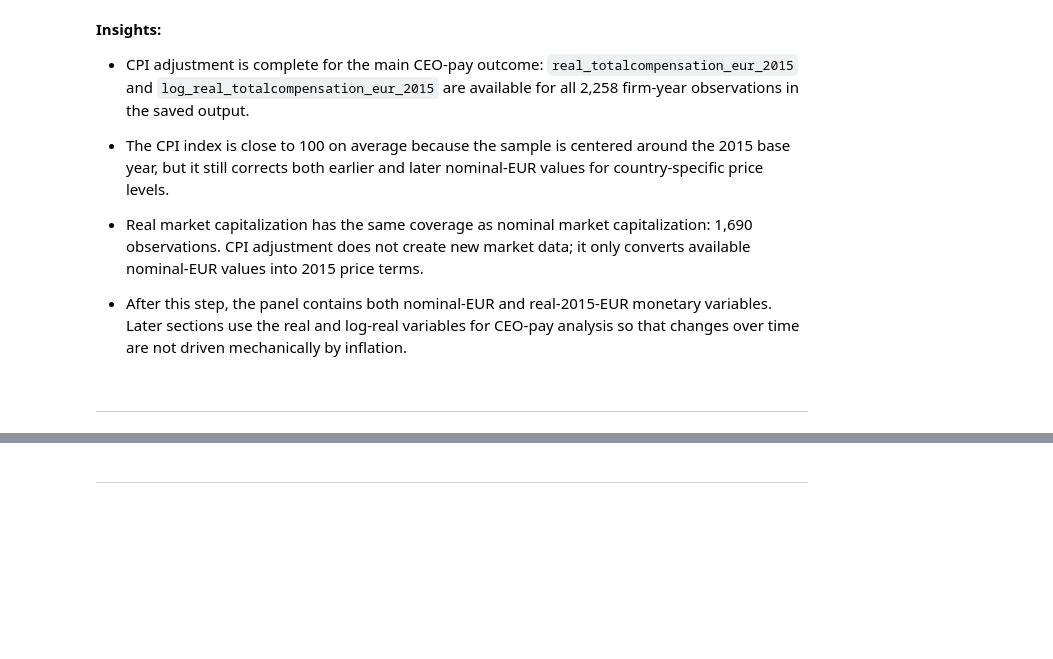
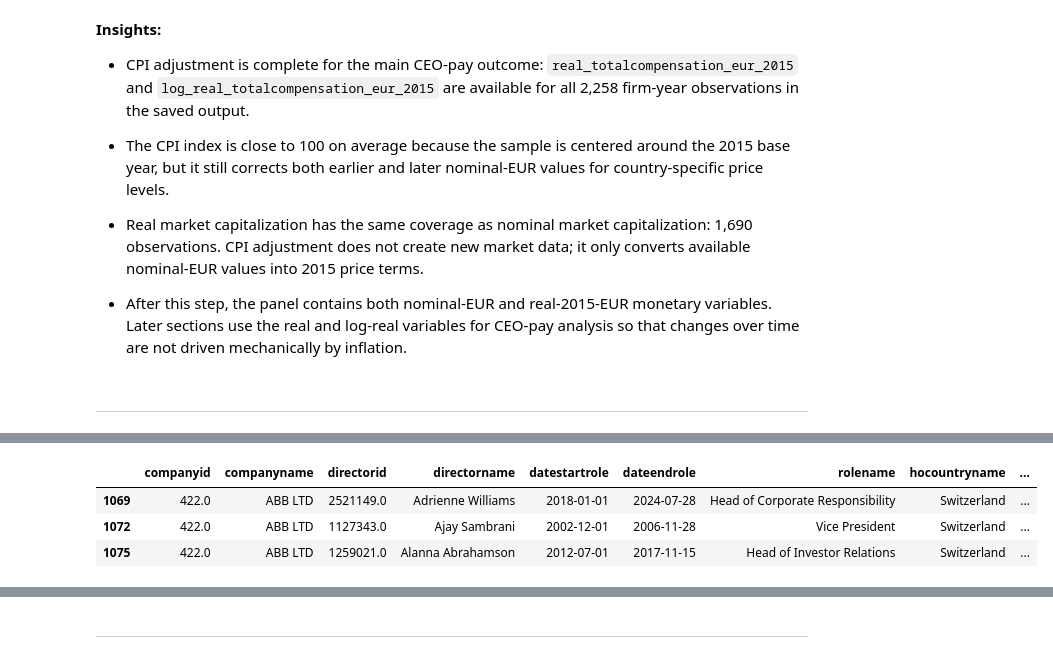
Before and after one commit to rizkyakbar-tud/DAI, a Jupyter notebook: mission/proposals_st26/mission_proposal_Akbar-Zduńczyk copy.ipynb, the cells around one changed output, grey strips where cells are left out. Saved outputs shown, nothing was run; the diff lists cells and outputs as text; code cells hidden in the pictures; blank space fills up the shorter version.

```diff
--- a/mission/proposals_st26/mission_proposal_Akbar-Zduńczyk copy.ipynb
+++ b/mission/proposals_st26/mission_proposal_Akbar-Zduńczyk copy.ipynb
@@ -2680,0 +2610,55 @@ log_pay_dispersion: mean=1.081, std=1.109
+# %%
+# Filter companies from df_panel_final
+company_list = df_panel_final["companyid"].unique().tolist()
+
+# Filter employees based on matched company_list
+df_emp_filtered = df_emp[df_emp["companyid"].isin(company_list)]
+
+# Filter the relevant roles
+# Senior operational-management titles that can plausibly enter the pay-ratio denominator
+INCLUDE_ROLE_PATTERNS = [
+    r"\bchief\b", r"\bcfo\b", r"\bcoo\b", r"\bcio\b", r"\bcto\b", r"\bcmo\b", r"\bchro\b",
+    r"\bexecutive\b", r"\bofficer\b", r"\bpresident\b",
+    r"\bvice president\b", r"\bvp\b", r"\bsvp\b", r"\bevp\b",
+    r"\bmd\b", r"managing director", r"general manager",
+    r"\bhead of\b", r"global head", r"group head", r"regional head", r"division head", r"co-head",
+    r"\bdirector\b", r"\bpartner\b", r"\bprincipal\b",
+    r"\btreasurer\b", r"\bcontroller\b", r"financial controller",
+    r"general counsel", r"legal counsel", r"\bfd\b", r"\bgfd\b", r"\bgfc\b",
+]
+
+# Roles that should not enter the non-CEO executive denominator
+EXCLUDE_ROLE_PATTERNS = [
+    r"\bceo\b", r"chief executive",
+    r"independent", r"\bned\b", r"non[- ]?executive", r"supervisory",
+    r"shareholder", r"employee representative", r"government representative",
+    r"board member", r"committee", r"council",
+    r"\bauditor\b", r"statutory auditor",
+    r"advisory", r"advisor", r"consultant", r"analyst",
+    r"intern", r"trainee", r"apprentice", r"junior",
+    r"honorary", r"representative director",
+    r"\bchair\b", r"chairman", r"chairwoman", r"chairperson",
+    r"vice chair", r"deputy chair",
+    r"associate", r"assistant(?!.*(general manager|chief|executive))",
+]
+
+include_pattern = "|".join(INCLUDE_ROLE_PATTERNS)
+exclude_pattern = "|".join(EXCLUDE_ROLE_PATTERNS)
+
+# Normalize role names
+role_lc = df_emp_filtered["rolename"].fillna("").str.lower()
+
+# Keep senior non-CEO operational executives only
+is_relevant_pay_ratio_role = (
+    role_lc.str.contains(include_pattern, regex=True)
+    & ~role_lc.str.contains(exclude_pattern, regex=True)
+)
+
+df_emp_pay_ratio_roles = df_emp_filtered.loc[is_relevant_pay_ratio_role].copy()
+
+df_emp_pay_ratio_roles.head(3)
+# %% [output]
+|  | companyid | companyname | directorid | directorname | datestartrole | dateendrole | rolename | hocountryname | ... |
+| 1069 | 422.0 | ABB LTD | 2521149.0 | Adrienne Williams | 2018-01-01 | 2024-07-28 | Head of Corporate Responsibility | Switzerland | ... |
+| 1072 | 422.0 | ABB LTD | 1127343.0 | Ajay Sambrani | 2002-12-01 | 2006-11-28 | Vice President | Switzerland | ... |
+| 1075 | 422.0 | ABB LTD | 1259021.0 | Alanna Abrahamson | 2012-07-01 | 2017-11-15 | Head of Investor Relations | Switzerland | ... |
```
Also changed, not shown: parts of 19 cells of this notebook.
